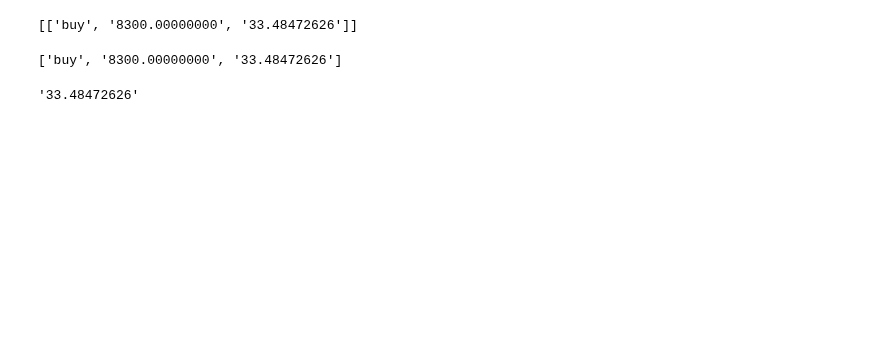
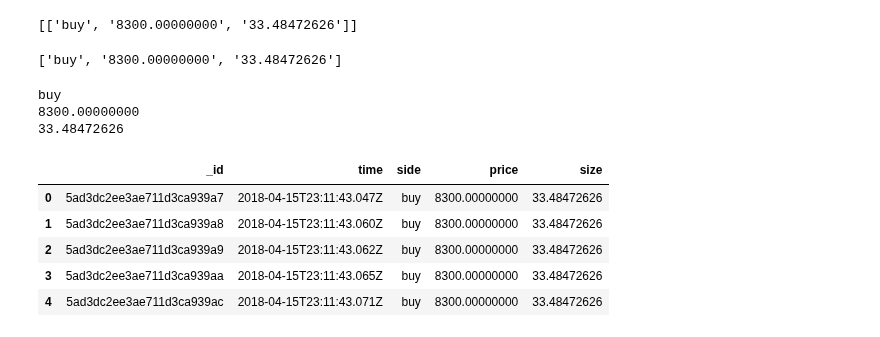
Before and after one commit to timothyyu/gdax-orderbook-ml, a Jupyter notebook: test_dataset_load.ipynb, the cells around one changed output. Cells and saved outputs as stored; diff of their text form; code cells hidden in the pictures; blank space fills up the shorter version.

Commit message:
l2update.csv seperate columns for [side,price,size]

```diff
--- a/test_dataset_load.ipynb
+++ b/test_dataset_load.ipynb
@@ -189,8 +178,25 @@ l2update['changes'][0][0]
 # %% [output]
 ['buy', '8300.00000000', '33.48472626']
 # %%
-l2update['changes'][0][0][0]
-l2update['changes'][0][0][1]
-l2update['changes'][0][0][2]
+print(l2update['changes'][0][0][0])
+print(l2update['changes'][0][0][1])
+print(l2update['changes'][0][0][2])
 # %% [output]
-'33.48472626'
+buy
+8300.00000000
+33.48472626
+# %%
+l2update_clean = l2update
+l2update_clean['side'] = l2update['changes'][0][0][0]
+l2update_clean['price'] = l2update['changes'][0][0][1]
+l2update_clean['size'] = l2update['changes'][0][0][2]
+l2update_clean = l2update_clean.drop(['changes'], axis=1)
+# %%
+l2update_clean.head()
+# %% [output]
+|  | _id | time | side | price | size |
+| 0 | 5ad3dc2ee3ae711d3ca939a7 | 2018-04-15T23:11:43.047Z | buy | 8300.00000000 | 33.48472626 |
+| 1 | 5ad3dc2ee3ae711d3ca939a8 | 2018-04-15T23:11:43.060Z | buy | 8300.00000000 | 33.48472626 |
+| 2 | 5ad3dc2ee3ae711d3ca939a9 | 2018-04-15T23:11:43.062Z | buy | 8300.00000000 | 33.48472626 |
+| 3 | 5ad3dc2ee3ae711d3ca939aa | 2018-04-15T23:11:43.065Z | buy | 8300.00000000 | 33.48472626 |
+| 4 | 5ad3dc2ee3ae711d3ca939ac | 2018-04-15T23:11:43.071Z | buy | 8300.00000000 | 33.48472626 |
```
Also changed, not shown: parts of 4 cells of this notebook, 2 other files.
